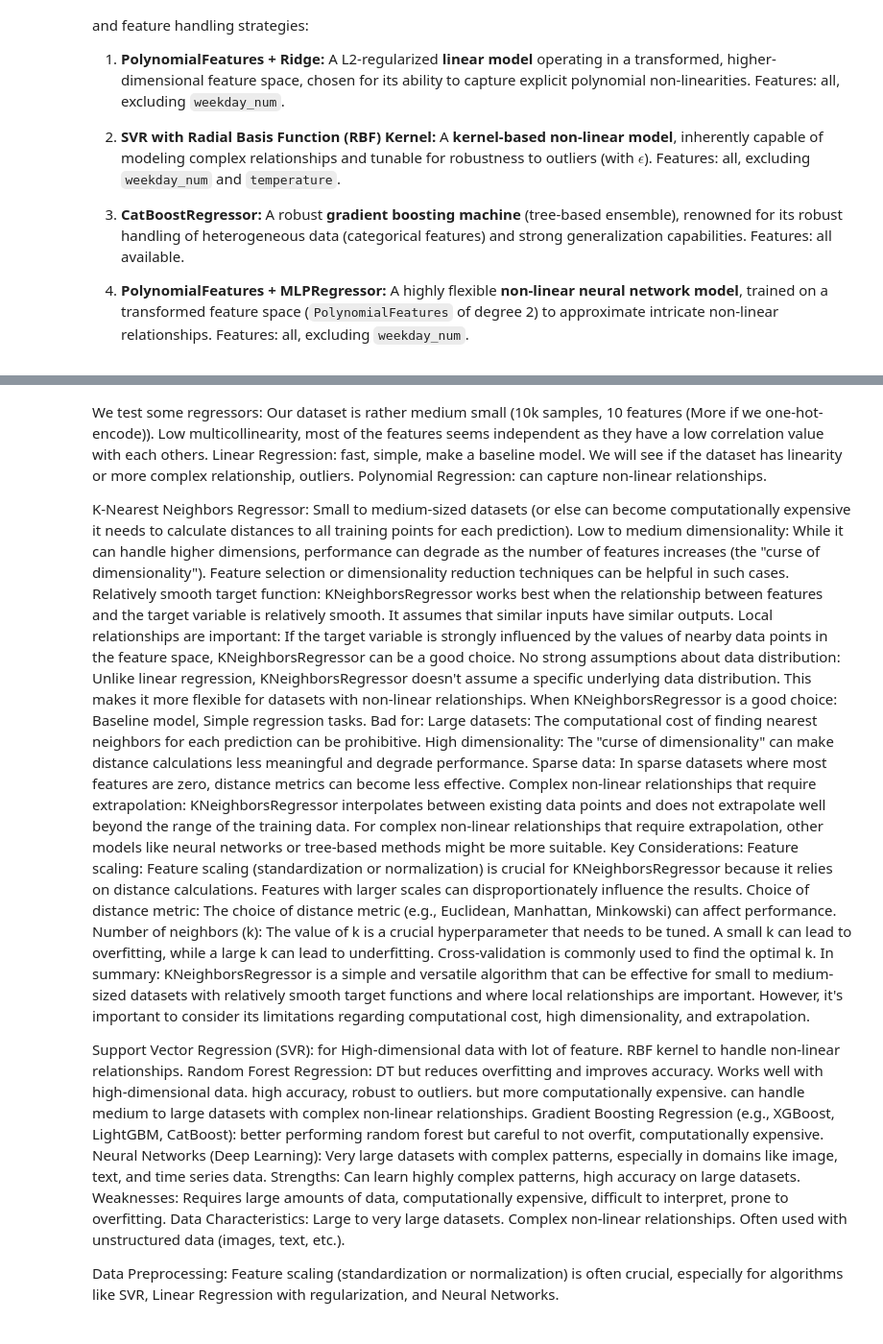
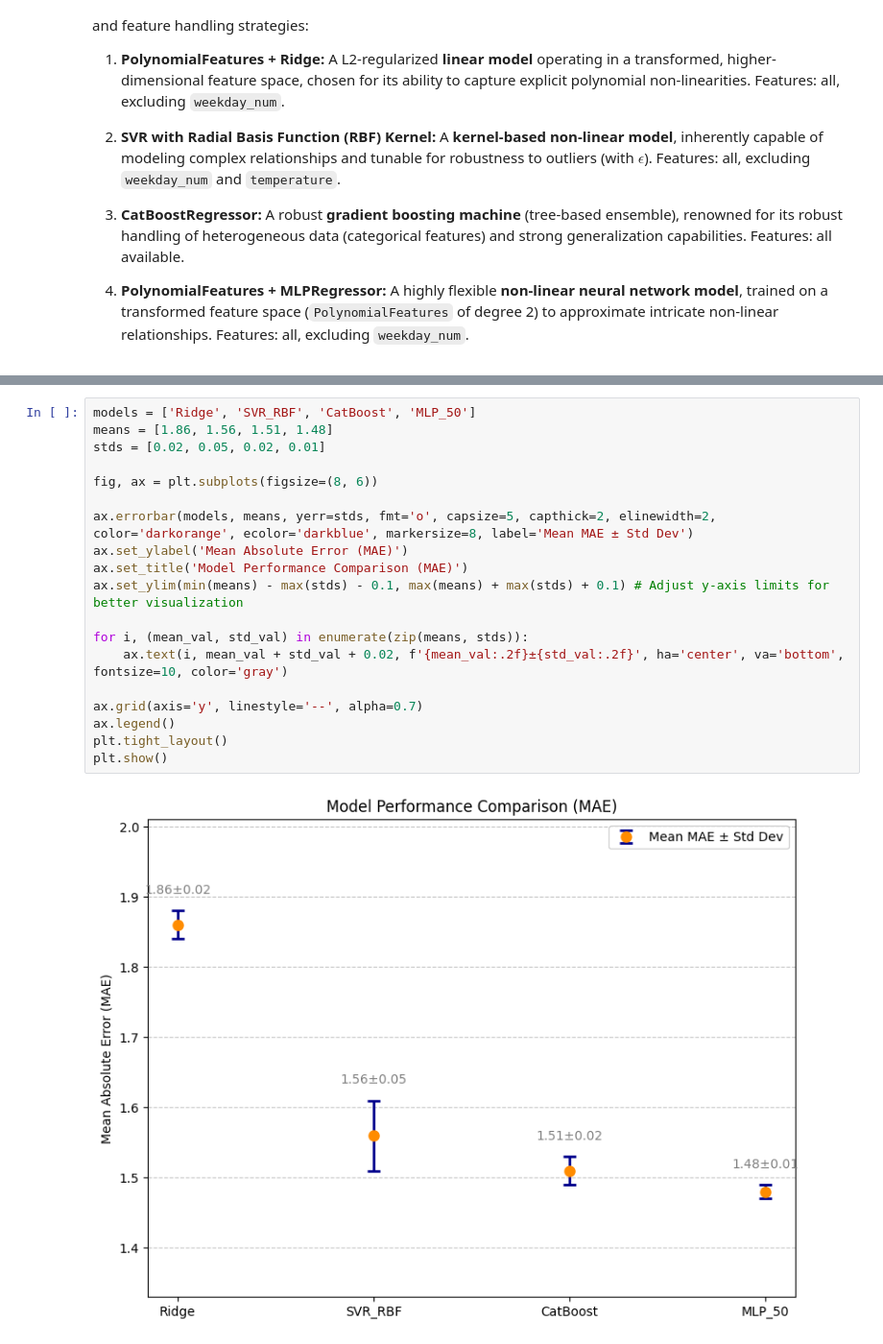
Before and after one commit to nabilalibou/Uber_Fare_Prediction_Explained, a Jupyter notebook: EDA.ipynb, the cells around one changed output, grey strips where cells are left out. Shown at 96% size. Cells and saved outputs as stored; diff of their text form.

Commit message:
- Add a boxplot showing selected model scores. - Clean comments

```diff
--- a/EDA.ipynb
+++ b/EDA.ipynb
@@ -2086,36 +2022,21 @@ Check auto-sklearn for ensemble methods (API has some interesting functions)
-# %% [markdown]
-We test some regressors:
-Our dataset is rather medium small (10k samples, 10 features (More if we one-hot-encode)). Low multicollinearity, most of the features seems independent
-as they have a low correlation value with each others.
-Linear Regression: fast, simple, make a baseline model. We will see if the dataset has linearity or more complex relationship, outliers.
-Polynomial Regression: can capture non-linear relationships.
-
-K-Nearest Neighbors Regressor: Small to medium-sized datasets (or else can become computationally expensive it needs to calculate distances to all training points for each prediction).
-Low to medium dimensionality: While it can handle higher dimensions, performance can degrade as the number of features increases (the "curse of dimensionality"). Feature selection or dimensionality reduction techniques can be helpful in such cases.
-Relatively smooth target function: KNeighborsRegressor works best when the relationship between features and the target variable is relatively smooth. It assumes that similar inputs have similar outputs.
-Local relationships are important: If the target variable is strongly influenced by the values of nearby data points in the feature space, KNeighborsRegressor can be a good choice.
-No strong assumptions about data distribution: Unlike linear regression, KNeighborsRegressor doesn't assume a specific underlying data distribution. This makes it more flexible for datasets with non-linear relationships.
-When KNeighborsRegressor is a good choice: Baseline model, Simple regression tasks.
-Bad for:
-Large datasets: The computational cost of finding nearest neighbors for each prediction can be prohibitive.
-High dimensionality: The "curse of dimensionality" can make distance calculations less meaningful and degrade performance.
-Sparse data: In sparse datasets where most features are zero, distance metrics can become less effective.
-Complex non-linear relationships that require extrapolation: KNeighborsRegressor interpolates between existing data points and does not extrapolate well beyond the range of the training data. For complex non-linear relationships that require extrapolation, other models like neural networks or tree-based methods might be more suitable.
-Key Considerations:
-Feature scaling: Feature scaling (standardization or normalization) is crucial for KNeighborsRegressor because it relies on distance calculations. Features with larger scales can disproportionately influence the results.
-Choice of distance metric: The choice of distance metric (e.g., Euclidean, Manhattan, Minkowski) can affect performance.
-Number of neighbors (k): The value of k is a crucial hyperparameter that needs to be tuned. A small k can lead to overfitting, while a large k can lead to underfitting. Cross-validation is commonly used to find the optimal k.
-In summary: KNeighborsRegressor is a simple and versatile algorithm that can be effective for small to medium-sized datasets with relatively smooth target functions and where local relationships are important. However, it's important to consider its limitations regarding computational cost, high dimensionality, and extrapolation.
-
-Support Vector Regression (SVR): for High-dimensional data with lot of feature. RBF kernel to handle non-linear relationships.
-Random Forest Regression: DT but reduces overfitting and improves accuracy. Works well with high-dimensional data. high accuracy, robust to outliers. but more computationally expensive. can handle medium to large datasets with complex non-linear relationships.
-Gradient Boosting Regression (e.g., XGBoost, LightGBM, CatBoost): better performing random forest but careful to not overfit, computationally expensive.
-Neural Networks (Deep Learning): Very large datasets with complex patterns, especially in domains like image, text, and time series data.
-Strengths: Can learn highly complex patterns, high accuracy on large datasets.
-Weaknesses: Requires large amounts of data, computationally expensive, difficult to interpret, prone to overfitting.
-Data Characteristics:
-Large to very large datasets.
-Complex non-linear relationships.
-Often used with unstructured data (images, text, etc.).
-
-Data Preprocessing: Feature scaling (standardization or normalization) is often crucial, especially for algorithms like SVR, Linear Regression with regularization, and Neural Networks.
+# %%
+models = ['Ridge', 'SVR_RBF', 'CatBoost', 'MLP_50']
+means = [1.86, 1.56, 1.51, 1.48]
+stds = [0.02, 0.05, 0.02, 0.01]
+
+fig, ax = plt.subplots(figsize=(8, 6))
+
+ax.errorbar(models, means, yerr=stds, fmt='o', capsize=5, capthick=2, elinewidth=2, color='darkorange', ecolor='darkblue', markersize=8, label='Mean MAE ± Std Dev')
+ax.set_ylabel('Mean Absolute Error (MAE)')
+ax.set_title('Model Performance Comparison (MAE)')
+ax.set_ylim(min(means) - max(stds) - 0.1, max(means) + max(stds) + 0.1) # Adjust y-axis limits for better visualization
+
+for i, (mean_val, std_val) in enumerate(zip(means, stds)):
+    ax.text(i, mean_val + std_val + 0.02, f'{mean_val:.2f}±{std_val:.2f}', ha='center', va='bottom', fontsize=10, color='gray')
+
+ax.grid(axis='y', linestyle='--', alpha=0.7)
+ax.legend()
+plt.tight_layout()
+plt.show()
+# %% [output]
+[figure, added]
```
Also changed, not shown: parts of 8 cells of this notebook.
